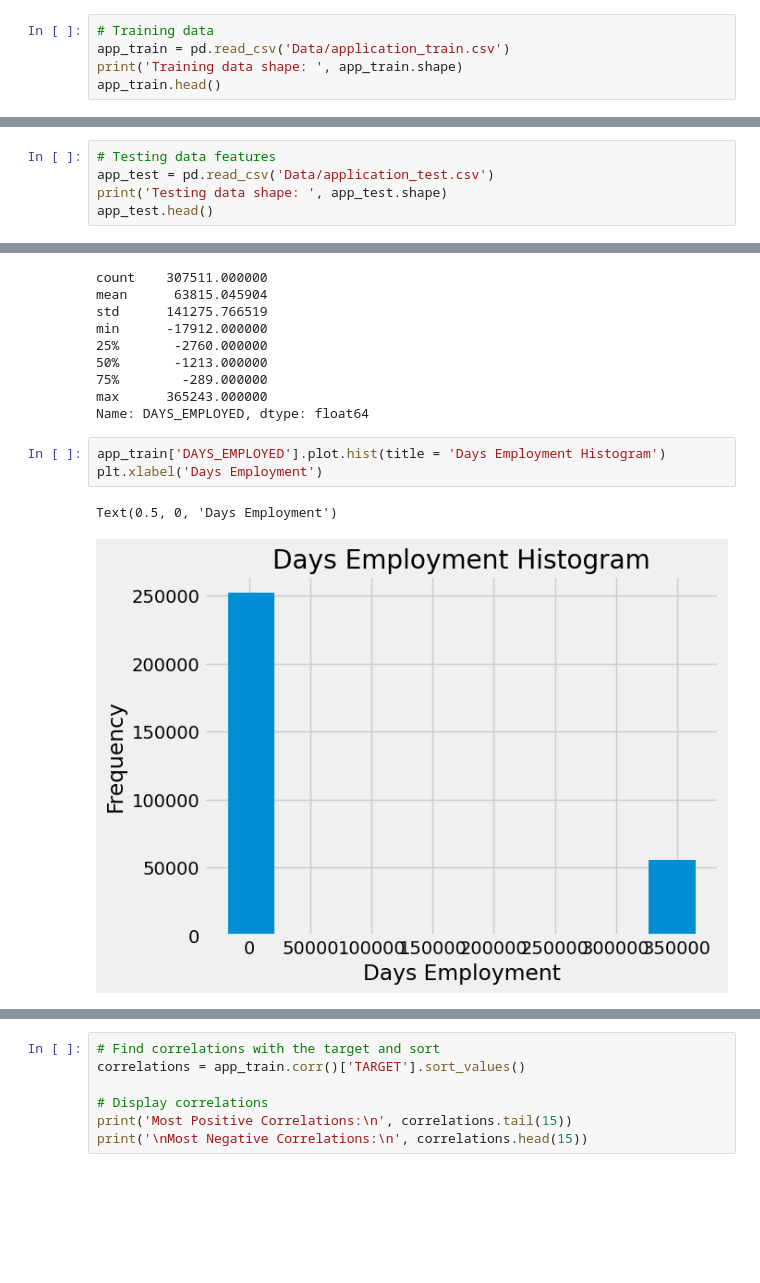
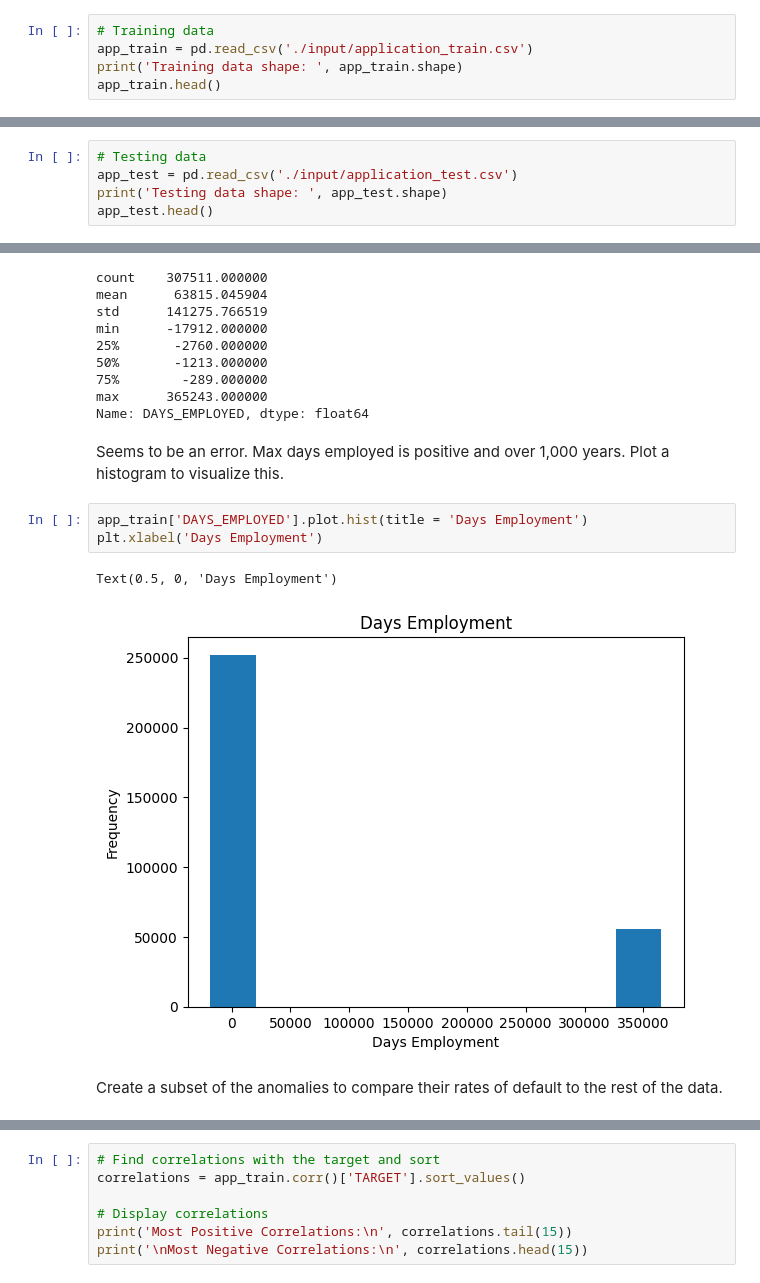
Before and after one commit to pupscub/HCDR, a Jupyter notebook: HCDR.ipynb, the cells around one changed output, grey strips where cells are left out. Cells and saved outputs as stored; diff of their text form; blank space fills up the shorter version.

```diff
--- a/HCDR.ipynb
+++ b/HCDR.ipynb
@@ -53,6 +84,6 @@ Using only Application_Train and Application_test in this half of the notebook
 # %%
 # Training data
-app_train = pd.read_csv('Data/application_train.csv')
+app_train = pd.read_csv('./input/application_train.csv')
 print('Training data shape: ', app_train.shape)
 app_train.head()
 # %% [output]
@@ -69,6 +100,6 @@ The training data has 307511 observations (each one a separate loan) and 122 fea
 # %%
-# Testing data features
-app_test = pd.read_csv('Data/application_test.csv')
+# Testing data
+app_test = pd.read_csv('./input/application_test.csv')
 print('Testing data shape: ', app_test.shape)
 app_test.head()
 # %% [output]
@@ -294,12 +323,16 @@ min      -17912.000000
 75%        -289.000000
 max      365243.000000
 Name: DAYS_EMPLOYED, dtype: float64
+# %% [markdown]
+Seems to be an error. Max days employed is positive and over 1,000 years. Plot a histogram to visualize this.
 # %%
-app_train['DAYS_EMPLOYED'].plot.hist(title = 'Days Employment Histogram')
+app_train['DAYS_EMPLOYED'].plot.hist(title = 'Days Employment')
 plt.xlabel('Days Employment')
 # %% [output]
 Text(0.5, 0, 'Days Employment')
-[figure, old version]
+[figure, new version]
+# %% [markdown]
+Create a subset of the anomalies to compare their rates of default to the rest of the data.
 # %%
 anom = app_train[app_train['DAYS_EMPLOYED'] == 365243]
 non_anom = app_train[app_train['DAYS_EMPLOYED'] != 365243]
```
Also changed, not shown: parts of 86 cells of this notebook.
